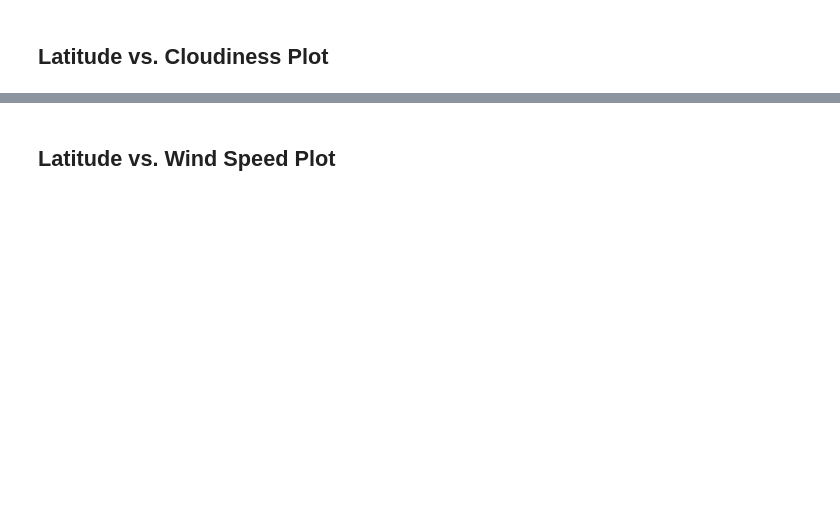
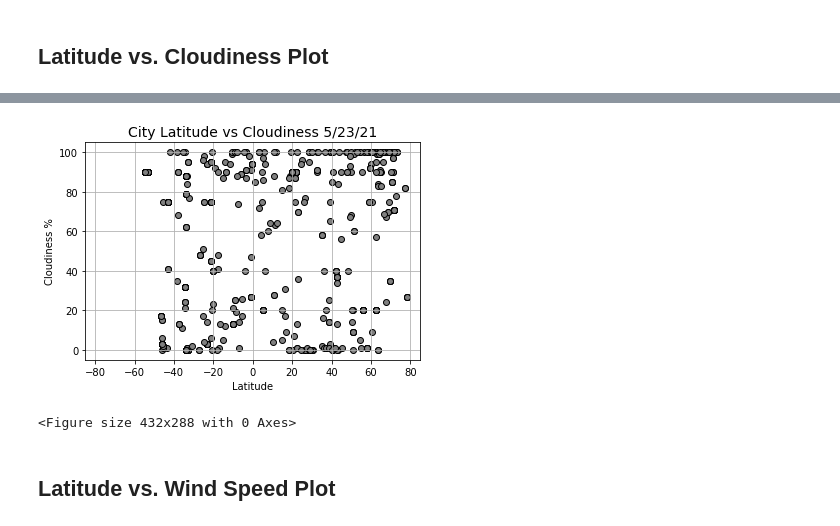
Before and after one commit to adamholcomb/python-api-challenge, a Jupyter notebook: WeatherPy/WeatherPy.ipynb, the cells around one changed output, grey strips where cells are left out. Cells and saved outputs as stored; diff of their text form; code cells hidden in the pictures; blank space fills up the shorter version.

```diff
--- a/WeatherPy/WeatherPy.ipynb
+++ b/WeatherPy/WeatherPy.ipynb
@@ -264,2 +273,15 @@ plt.show(temp_plot)
+# %%
+cloud_plot = plt.scatter(data_df["Lat"],data_df["Cloudiness"],facecolors="gray",edgecolors="black")
+plt.xlabel("Latitude")
+plt.ylabel("Cloudiness %")
+plt.title("City Latitude vs Cloudiness 5/23/21",size=14)
+plt.xlim(-85,85)
+plt.grid()
+
+plt.show(temp_plot)
+plt.savefig("Lat_Cloudiness.png")
+# %% [output]
+[figure, added]
+<Figure size 432x288 with 0 Axes>
 # %% [markdown]
 ## Latitude vs. Wind Speed Plot
```
Also changed, not shown: parts of 6 cells of this notebook, 4 other files.
